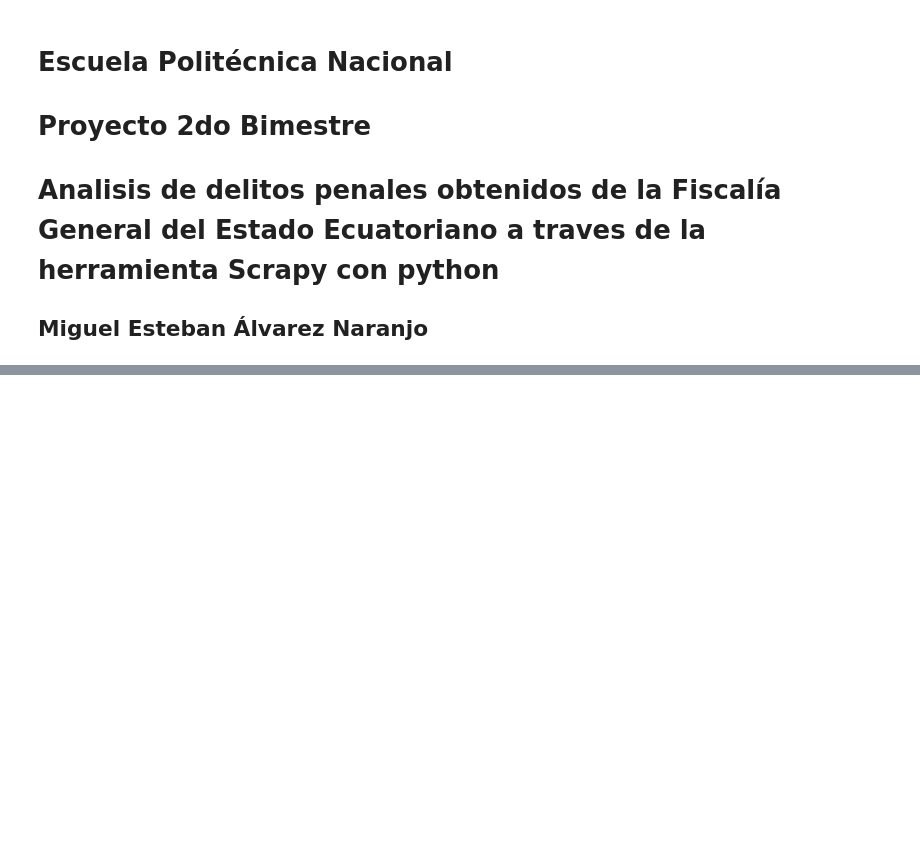
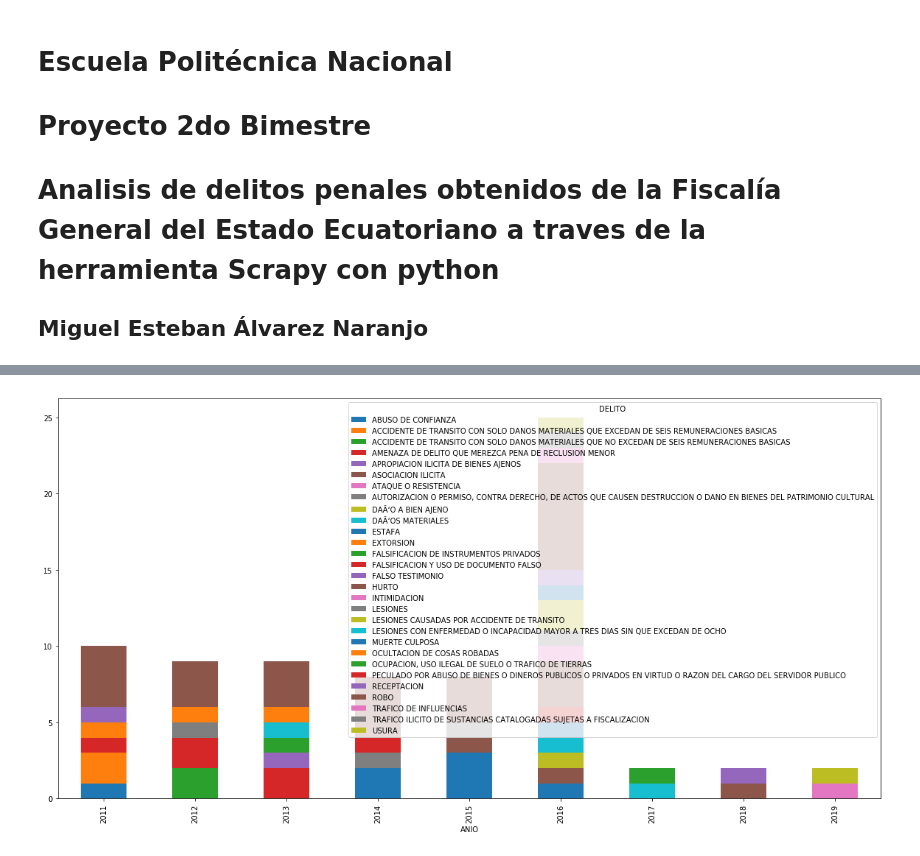
Before and after one commit to 2019-a-gr1-python/py-alvarez-naranjo-miguel-esteban, a Jupyter notebook: Proyecto 2do Bim/scrapyDelitosEC/Proyecto2Bim-DelitosEC.ipynb, the cells around one changed output, grey strips where cells are left out. Saved outputs shown, nothing was run; the diff lists cells and outputs as text; code cells hidden in the pictures; blank space fills up the shorter version.

```diff
--- a/Proyecto 2do Bim/scrapyDelitosEC/Proyecto2Bim-DelitosEC.ipynb
+++ b/Proyecto 2do Bim/scrapyDelitosEC/Proyecto2Bim-DelitosEC.ipynb
@@ -64,0 +65,8 @@ plt.show()
+# %%
+provincias = pd.unique(df_completo['PROVINCIA'])
+Anios = pd.unique(df_completo['ANIO'])
+Anios
+df_completo.groupby(['ANIO','DELITO']).size().unstack().plot(kind='bar',stacked=True, figsize=(20,10))
+plt.show()
+# %% [output]
+[figure, added]
```
Also changed, not shown: parts of 4 cells of this notebook.
